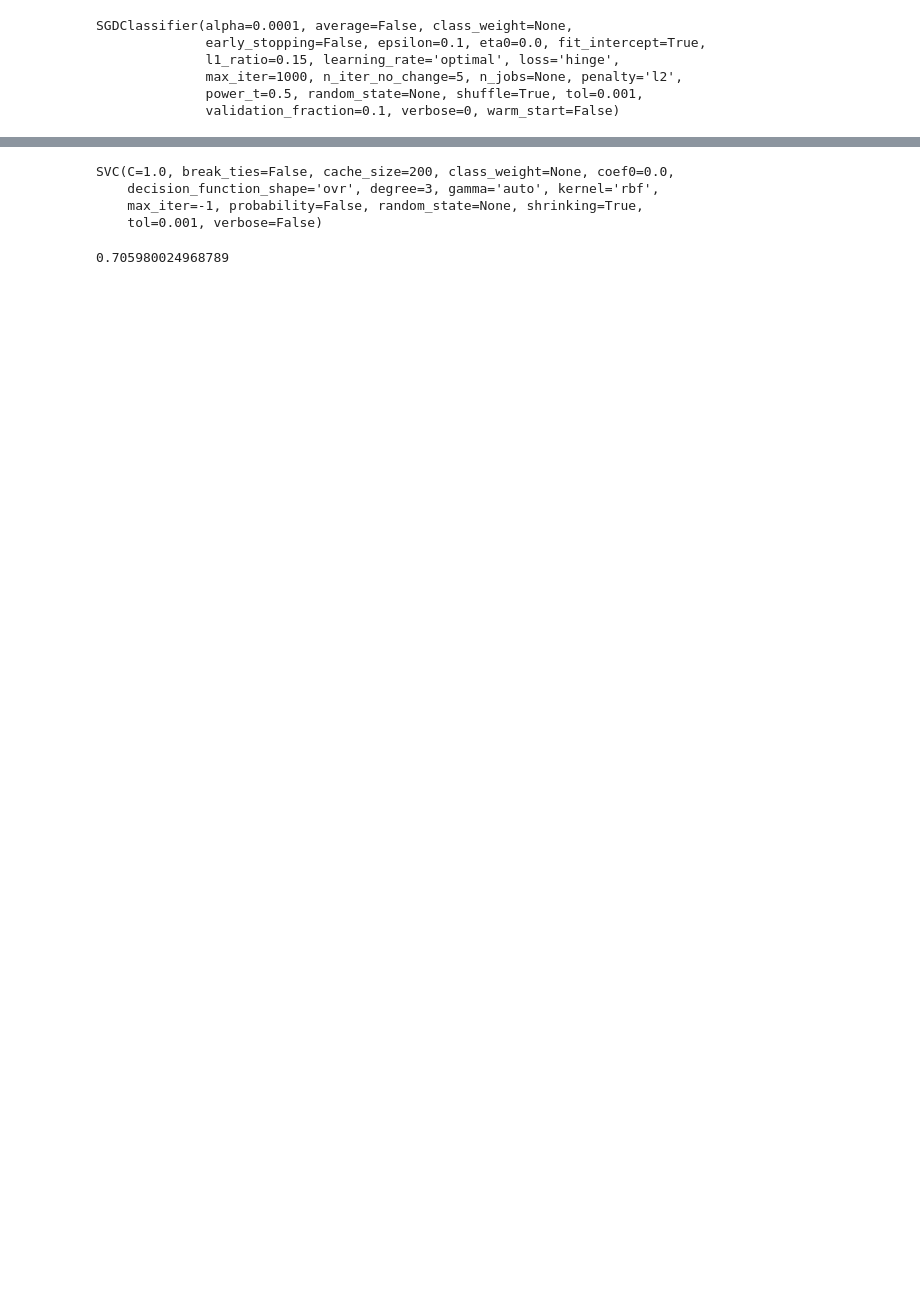
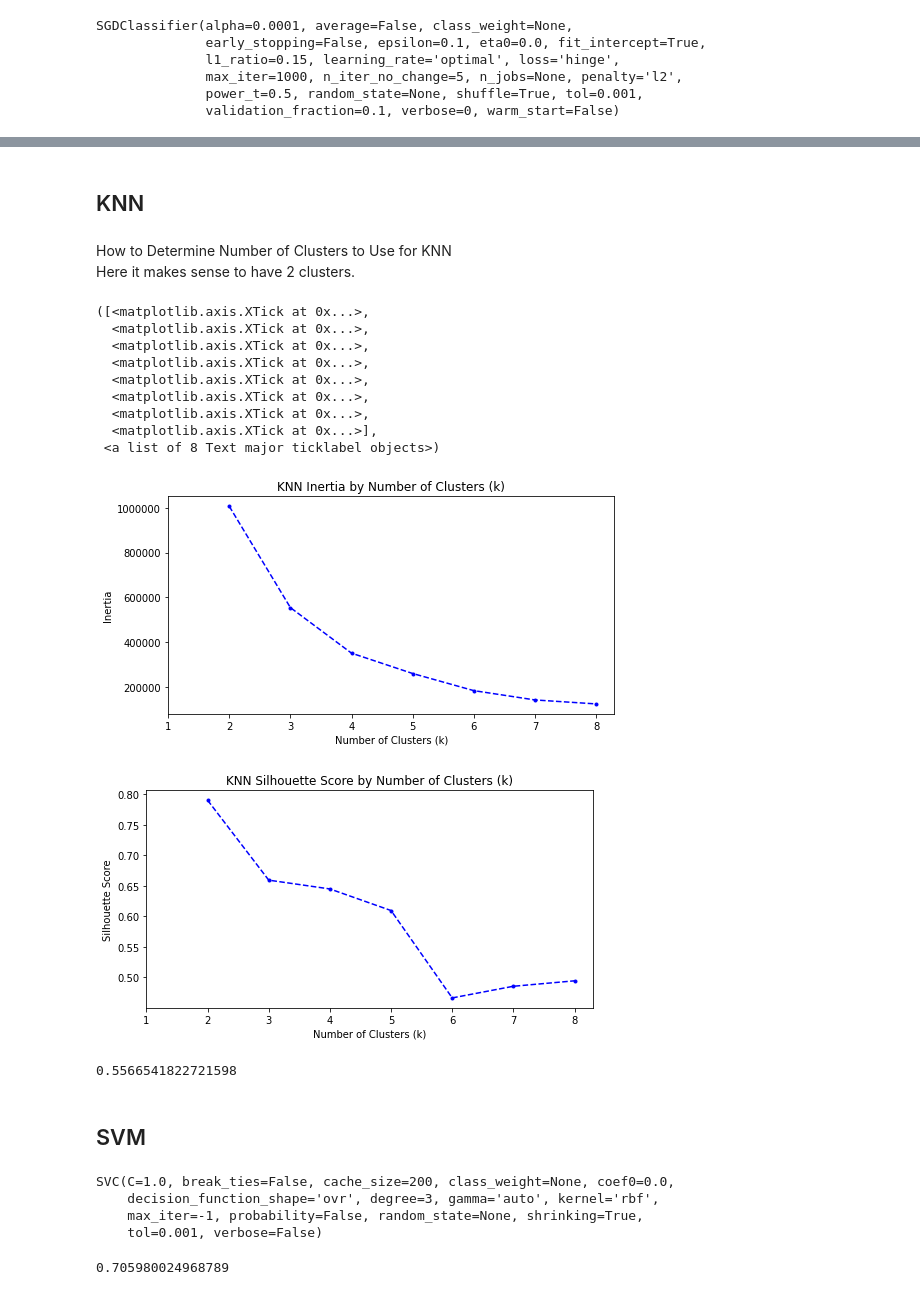
Before and after one commit to bmmcconn/Python-examples, a Jupyter notebook: TitanicSurvivalPrediction.ipynb, the cells around one changed output, grey strips where cells are left out. Drawn from its saved outputs; the diff is of its cells as text; code cells hidden in the pictures; blank space fills up the shorter version.

```diff
--- a/TitanicSurvivalPrediction.ipynb
+++ b/TitanicSurvivalPrediction.ipynb
@@ -256,0 +331,2 @@ sgd_scores.mean()
+# %% [markdown]
+## KNN
@@ -257,3 +336,53 @@ sgd_scores.mean()
+# %% [markdown]
+How to Determine Number of Clusters to Use for KNN<br>
+Here it makes sense to have 2 clusters.
+# %%
+k_max = 8
+inertia_scores = np.zeros((k_max-1,1))
+silhouette_scores = np.zeros((k_max-1,1))
+k_list = np.zeros((k_max-1,1))
+for k in range(2,k_max+1):
+    ind = k-2
+    k_list[ind] = k
+    kmeans_k = KMeans(n_clusters=k)
+    inertia_scores[ind] = kmeans_k.fit(X_train).inertia_
+    silhouette_scores[ind] = silhouette_score(X_train, kmeans_k.labels_)
+
+plt.figure(figsize=(8, 4))
+plt.plot(k_list, inertia_scores, "b.--")
+plt.xlabel('Number of Clusters (k)')
+plt.ylabel('Inertia')
+plt.title('KNN Inertia by Number of Clusters (k)')
+plt.xticks(np.arange(1,k_max+1, step=1))
+plt.ticklabel_format(axis='y', style='plain')
+
+plt.figure(figsize=(8, 4))
+plt.plot(k_list, silhouette_scores, "b.--")
+plt.xlabel('Number of Clusters (k)')
+plt.ylabel('Silhouette Score')
+plt.title('KNN Silhouette Score by Number of Clusters (k)')
+plt.xticks(np.arange(1,k_max+1, step=1))
+# %% [output]
+([<matplotlib.axis.XTick at 0x...>,
+  <matplotlib.axis.XTick at 0x...>,
+  <matplotlib.axis.XTick at 0x...>,
+  <matplotlib.axis.XTick at 0x...>,
+  <matplotlib.axis.XTick at 0x...>,
+  <matplotlib.axis.XTick at 0x...>,
+  <matplotlib.axis.XTick at 0x...>,
+  <matplotlib.axis.XTick at 0x...>],
+ <a list of 8 Text major ticklabel objects>)
+[figure, added]
+[figure, added]
+# %%
+k = 2
+kmeans = KMeans(n_clusters=k)
+kmeans_scores = cross_val_score(kmeans, X_train, y_train, cv=10, scoring='accuracy')
+kmeans_scores.mean()
+# %% [output]
+0.5566541822721598
+# %% [markdown]
+## SVM
 # %%
 from sklearn.svm import SVC
 
```
Also changed, not shown: parts of 41 cells of this notebook.
